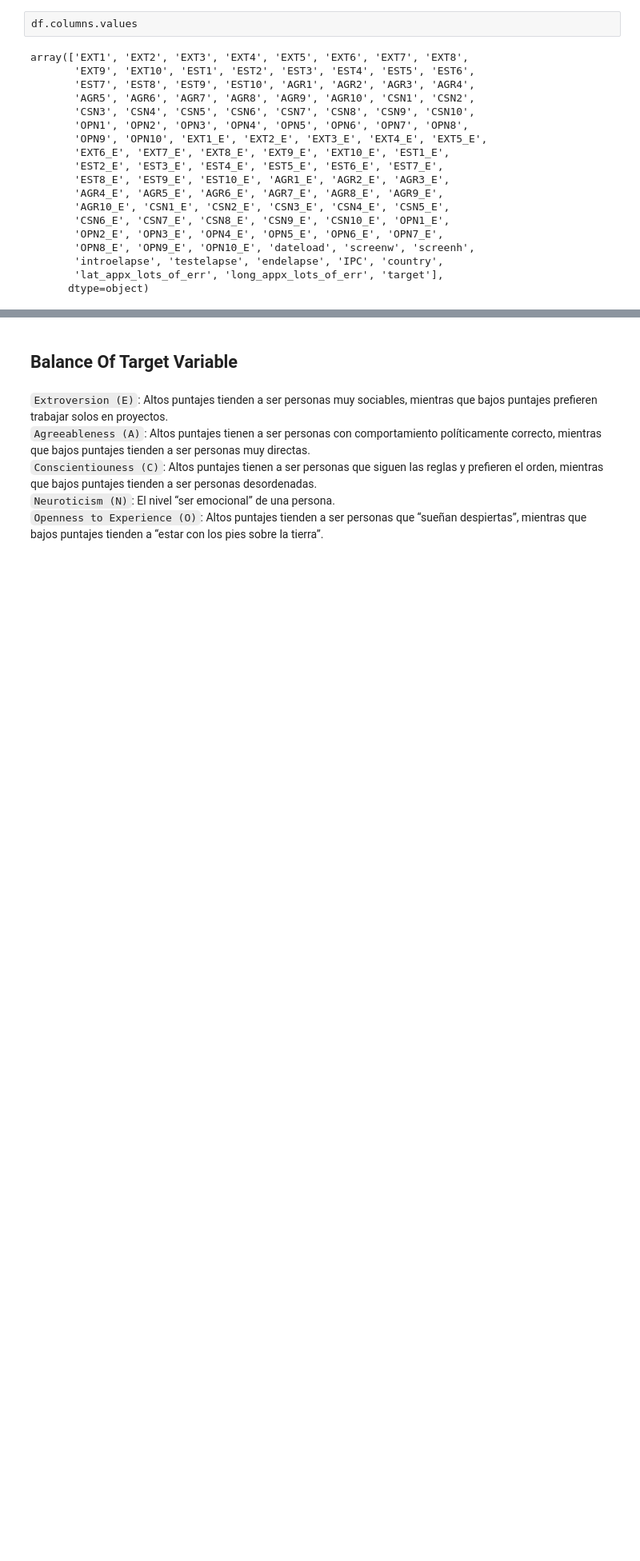
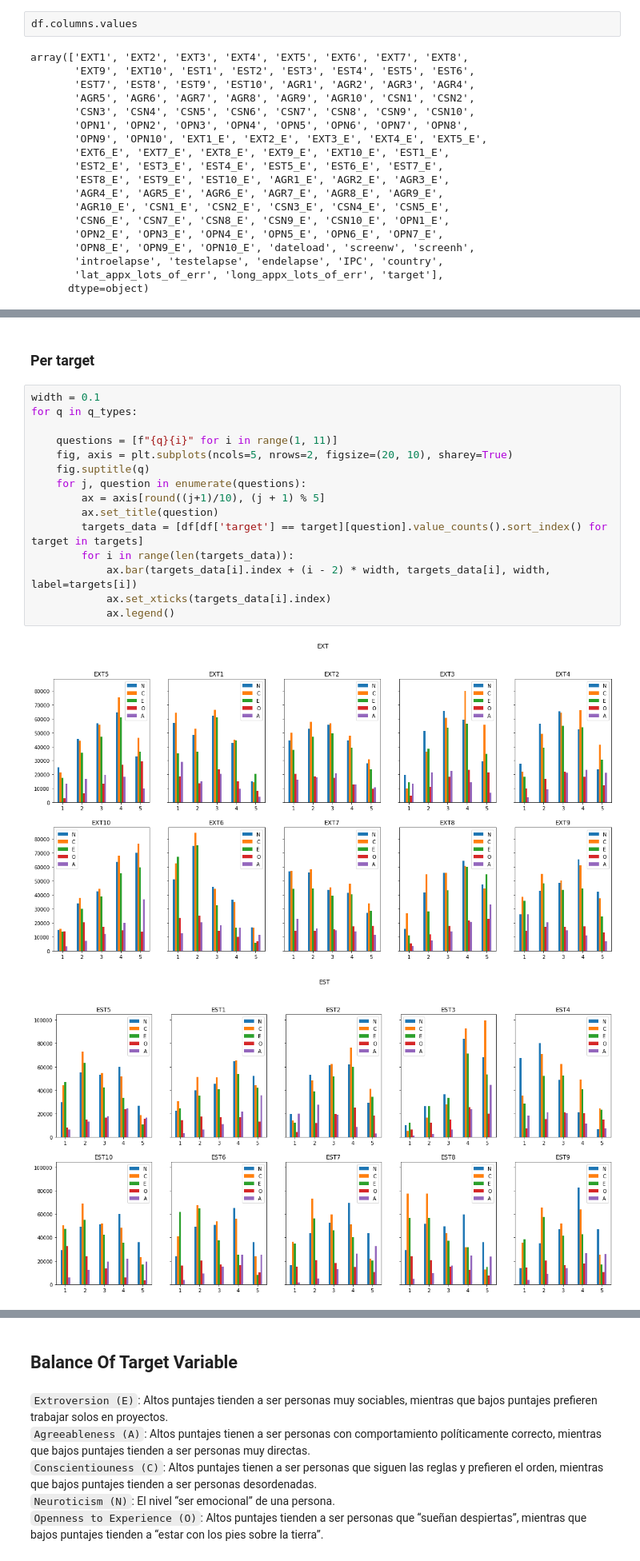
Before and after one commit to UNSpecializationAI/BigFivePersonality, a Jupyter notebook: Big-Five Factor Markers.ipynb, the cells around one changed output, grey strips where cells are left out. Shown at 80% size. Cells and saved outputs as stored; diff of their text form; blank space fills up the shorter version.

```diff
--- a/Big-Five Factor Markers.ipynb
+++ b/Big-Five Factor Markers.ipynb
@@ -112,0 +128,20 @@ targets.groupby(['target']).count()
+# %% [markdown]
+### Per target
+# %%
+width = 0.1
+for q in q_types:
+
+    questions = [f"{q}{i}" for i in range(1, 11)]
+    fig, axis = plt.subplots(ncols=5, nrows=2, figsize=(20, 10), sharey=True)
+    fig.suptitle(q)
+    for j, question in enumerate(questions):
+        ax = axis[round((j+1)/10), (j + 1) % 5]
+        ax.set_title(question)
+        targets_data = [df[df['target'] == target][question].value_counts().sort_index() for target in targets]
+        for i in range(len(targets_data)):
+            ax.bar(targets_data[i].index + (i - 2) * width, targets_data[i], width, label=targets[i])
+            ax.set_xticks(targets_data[i].index)
+            ax.legend()
+# %% [output]
+[figure, added]
+[figure, added]
```
Also changed, not shown: parts of 6 cells of this notebook.
